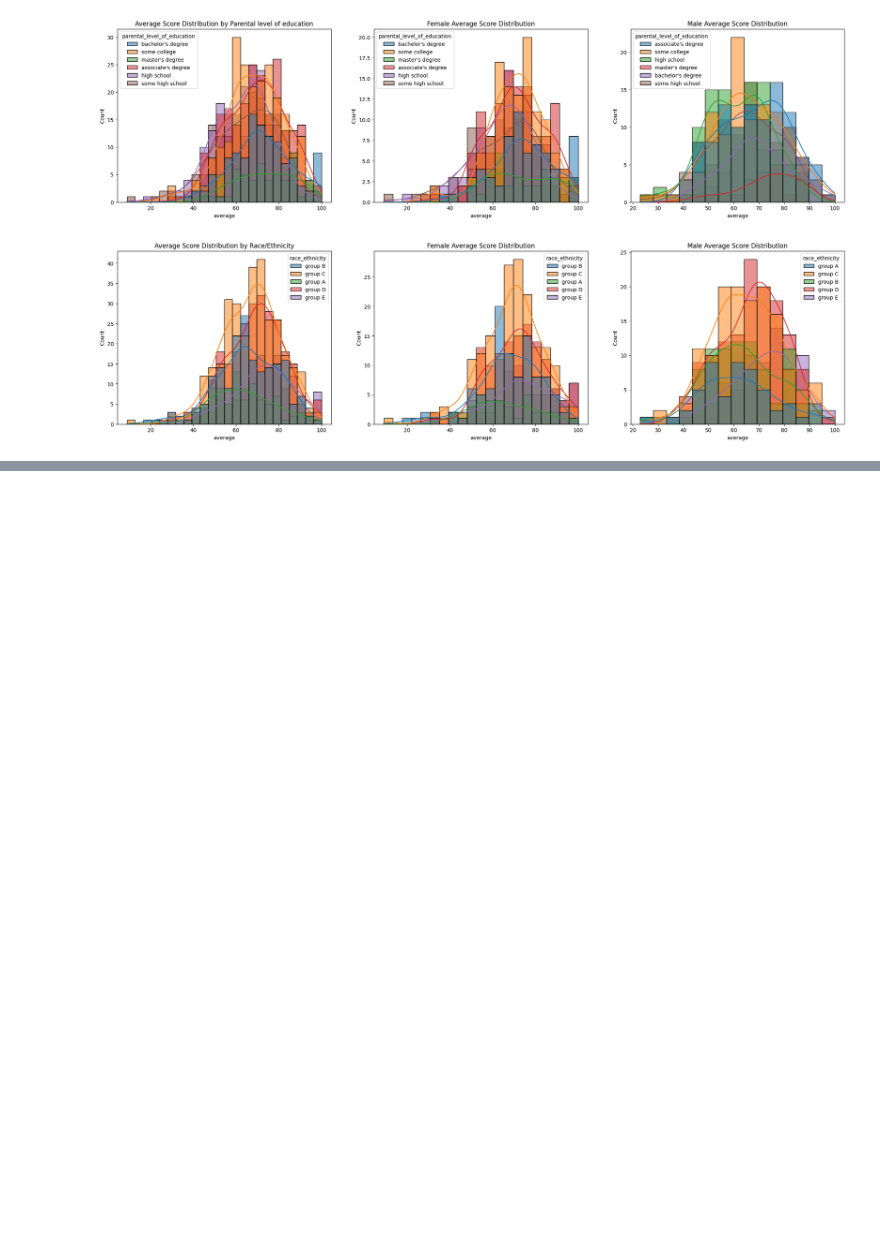
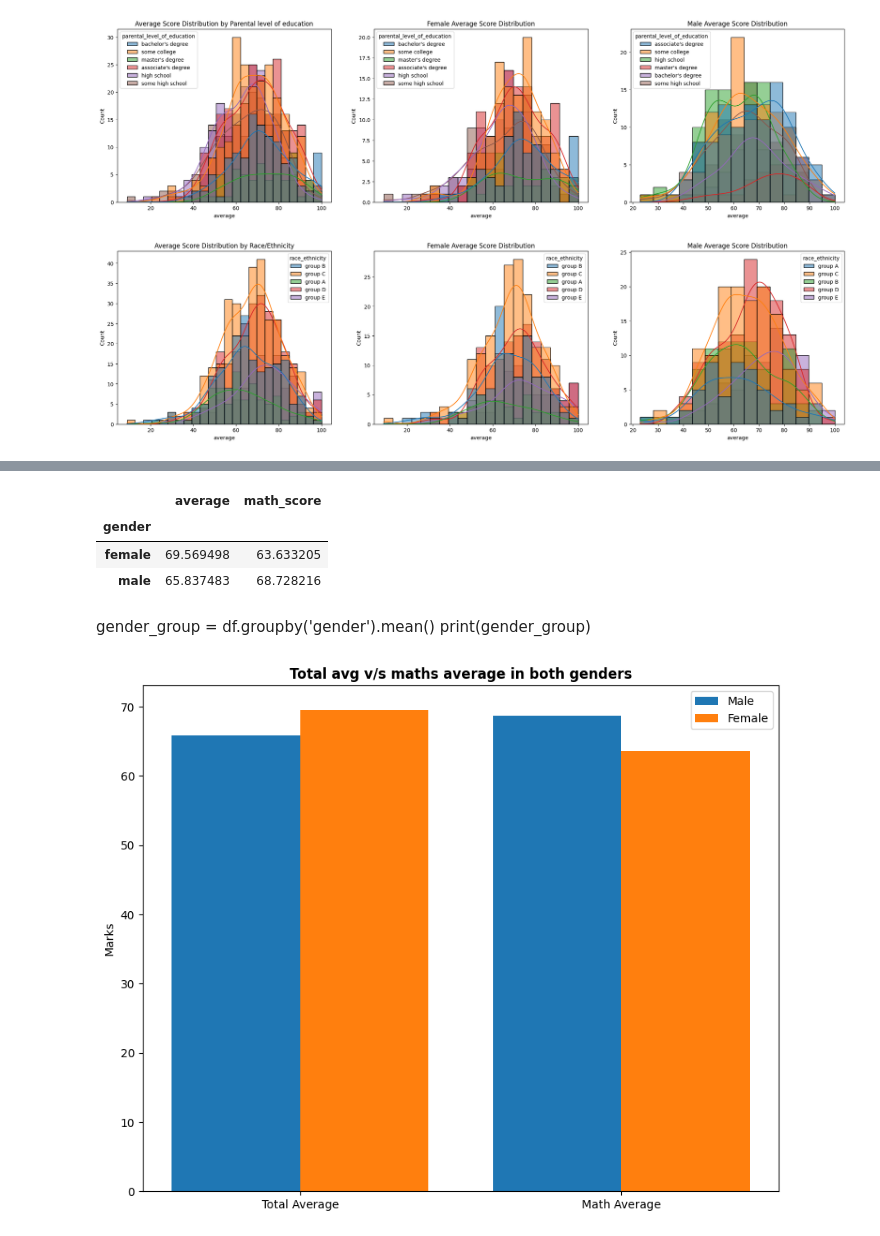
Before and after one commit to GunjanPahwa/End-to-end-ML-Project, a Jupyter notebook: notebook/data/EDASTUDENT.ipynb, the cells around one changed output, grey strips where cells are left out. Cells and saved outputs as stored; diff of their text form; code cells hidden in the pictures; blank space fills up the shorter version.

```diff
--- a/notebook/data/EDASTUDENT.ipynb
+++ b/notebook/data/EDASTUDENT.ipynb
@@ -229,0 +331,43 @@ plt.show()
+# %%
+
+score_cols = ['math_score', 'reading_score', 'writing_score', 'total_score', 'average']
+
+df[score_cols] = df[score_cols].apply(pd.to_numeric, errors='coerce')
+# %%
+gender_group = df.groupby('gender')[['average', 'math_score']].mean()
+gender_group
+# %% [output]
+|  | average | math_score |
+| gender |  |  |
+| female | 69.569498 | 63.633205 |
+| male | 65.837483 | 68.728216 |
+# %% [markdown]
+gender_group = df.groupby('gender').mean()
+print(gender_group)
+# %%
+plt.figure(figsize=(10,8))
+X=['Total Average','Math Average']
+female_scores = [
+    gender_group.loc['female', 'average'],
+    gender_group.loc['female', 'math_score']
+]
+
+male_scores = [
+    gender_group.loc['male', 'average'],
+    gender_group.loc['male', 'math_score']
+]
+
+
+
+X_axis=np.arange(len(X))
+
+plt.bar(X_axis-0.2,male_scores,0.4,label='Male')
+plt.bar(X_axis+0.2,female_scores,0.4,label='Female')
+
+plt.xticks(X_axis,X)
+plt.ylabel("Marks")
+plt.title("Total avg v/s maths average in both genders",fontweight='bold')
+plt.legend()
+plt.show()
+# %% [output]
+[figure, added]
```
Also changed, not shown: parts of 15 cells of this notebook.
